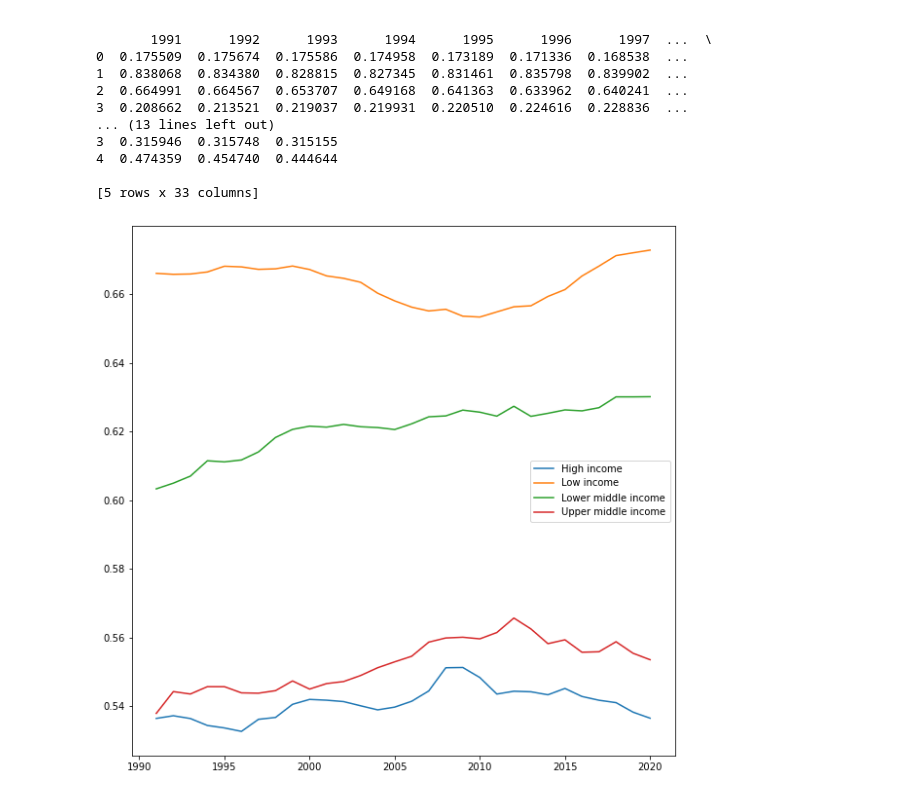
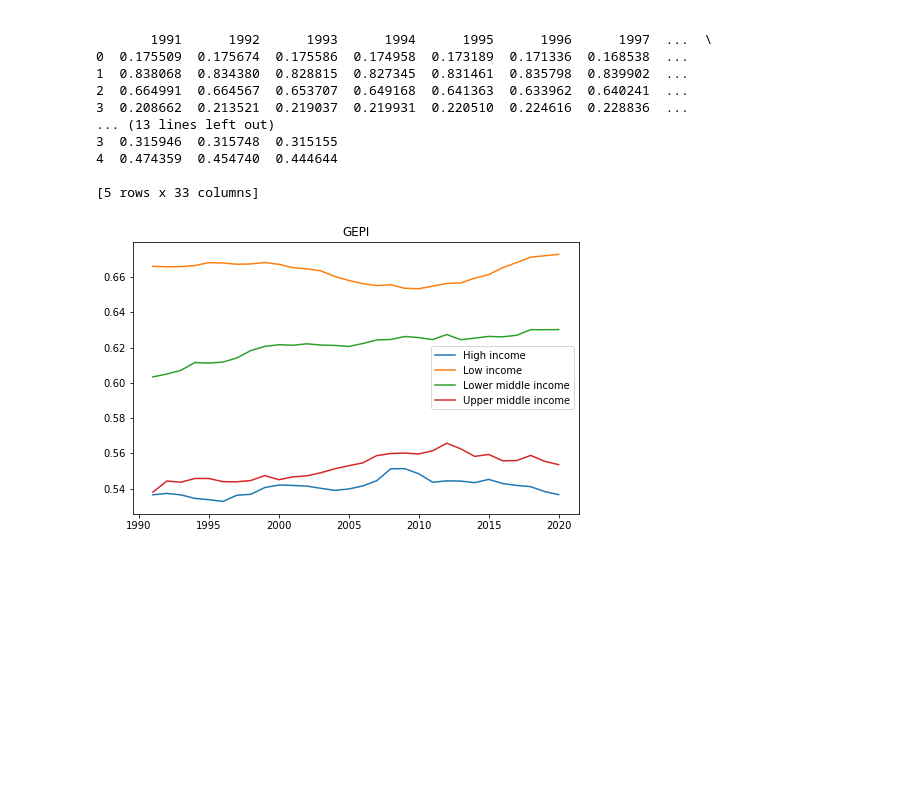
Before and after one commit to Amatullah/CSCI5502-DataMining_Project, a Jupyter notebook: incomegroups.ipynb, the cells around one changed output. Cells and saved outputs as stored; diff of their text form; code cells hidden in the pictures; blank space fills up the shorter version.

Commit message:
income group results

```diff
--- a/incomegroups.ipynb
+++ b/incomegroups.ipynb
@@ -3,24 +3,24 @@ import numpy as np
 import pandas as pd
 import matplotlib.pyplot as plt
 # %%
-df_wages_male = pd.read_excel("employment/Wages_male.xls")
-df_wages_female = pd.read_excel("employment/Wages_female.xls")
-df_vulnerable_male = pd.read_excel("employment/Vulnerable_male.xls")
-df_vulnerable_female = pd.read_excel("employment/Vulnerable_female.xls")
-df_unemployment_15_male = pd.read_excel("employment/Unemployment_15_24_male.xls")
-df_unemployment_15_female = pd.read_excel("employment/Unemployment_15_24_female.xls")
-df_total_unemployment_male = pd.read_excel("employment/Total_Unemployment_male.xls")
-df_total_unemployment_female = pd.read_excel("employment/Total_Unemployment_female.xls")
-df_laborforce_male = pd.read_excel("employment/labor_force_participation_rate_male.xls")
-df_laborforce_female = pd.read_excel("employment/labor_force_participation_rate_female.xls")
+#df_wages_male = pd.read_excel("employment/Wages_male.xls")
+#df_wages_female = pd.read_excel("employment/Wages_female.xls")
+#df_vulnerable_male = pd.read_excel("employment/Vulnerable_male.xls")
+#df_vulnerable_female = pd.read_excel("employment/Vulnerable_female.xls")
+#df_unemployment_15_male = pd.read_excel("employment/Unemployment_15_24_male.xls")
+#df_unemployment_15_female = pd.read_excel("employment/Unemployment_15_24_female.xls")
+#df_total_unemployment_male = pd.read_excel("employment/Total_Unemployment_male.xls")
+#df_total_unemployment_female = pd.read_excel("employment/Total_Unemployment_female.xls")
+#df_laborforce_male = pd.read_excel("employment/labor_force_participation_rate_male.xls")
+#df_laborforce_female = pd.read_excel("employment/labor_force_participation_rate_female.xls")
 df_services_male = pd.read_excel("employment/Employment_services_male.xls")
 df_services_female = pd.read_excel("employment/Employment_services_female.xls")
 df_agriculture_male = pd.read_excel("employment/Employment_agriculture_male.xls")
 df_agriculture_female = pd.read_excel("employment/Employment_agriculture_female.xls")
 df_industry_male = pd.read_excel("employment/Employment_indusrty_male.xls")
 df_industry_female = pd.read_excel("employment/Employment_indusrty_female.xls")
-df_contributing_male = pd.read_excel("employment/Contributing_family _workers_male.xls")
-df_contributing_female = pd.read_excel("employment/Contributing_family _workers_female.xls")
+#df_contributing_male = pd.read_excel("employment/Contributing_family _workers_male.xls")
+#df_contributing_female = pd.read_excel("employment/Contributing_family _workers_female.xls")
 df_economy_types = pd.read_excel("employment/economy_types.xlsx")
 df_employment_female = pd.read_excel("employment/EmploymentToPopulationRatio_15+_female.xls")
 df_employment_male = pd.read_excel("employment/EmploymentToPopulationRatio_15+_male.xls")
@@ -49,7 +49,9 @@ Sub-Saharan Africa - 47
 dict_female = {'Country Name' : df_economy_types['TableName']}
 dict_male = {'Country Name' : df_economy_types['TableName']}
 dict_GenderEmploymentIndex = {'Country Name' : df_economy_types['TableName'], 'IncomeGroup' : df_economy_types['IncomeGroup'], 'Region' : df_economy_types['Region'] }
-
+dict_ServicesIndex = {'Country Name' : df_economy_types['TableName'], 'IncomeGroup' : df_economy_types['IncomeGroup'], 'Region' : df_economy_types['Region'] }
+dict_IndustryIndex = {'Country Name' : df_economy_types['TableName'], 'IncomeGroup' : df_economy_types['IncomeGroup'], 'Region' : df_economy_types['Region'] }
+dict_AgricultureIndex = {'Country Name' : df_economy_types['TableName'], 'IncomeGroup' : df_economy_types['IncomeGroup'], 'Region' : df_economy_types['Region'] }
 j, k = 1, 0
 for i in range(30):
 
@@ -75,14 +77,19 @@ for i in range(30):
             factor_services   + factor_agriculture
 
     dict_GenderEmploymentIndex[year_str] = ratio/3
-
+    dict_ServicesIndex[year_str] = factor_services
+    dict_IndustryIndex[year_str] = factor_industry
+    dict_AgricultureIndex[year_str] = factor_agriculture
 
 #Creating the male, female and GEI dataframe
 df_female = pd.DataFrame(dict_female)
 df_male = pd.DataFrame(dict_male)
 df_GenderEmploymentIndex = pd.DataFrame(dict_GenderEmploymentIndex)
+df_GenderServicesIndex = pd.DataFrame(dict_ServicesIndex)
+df_GenderIndustryIndex = pd.DataFrame(dict_IndustryIndex)
+df_GenderAgricultureIndex = pd.DataFrame(dict_AgricultureIndex)
 print(df_GenderEmploymentIndex.head(5))
-df_GenderEmploymentIndex.to_csv (r'comboclustered_data.csv', index = None, header=True)
+#df_GenderEmploymentIndex.to_csv (r'comboclustered_data.csv', index = None, header=True)
 # %% [output]
            Country Name          IncomeGroup                      Region  \
 0           Afghanistan           Low income                  South Asia
@@ -120,33 +127,33 @@ year=1990
 i=0
 for j in range(0,30):
             year= year+1
             lowincome[i]= df2[str(year)].sum()/df2.shape[0]
             i=i+1
 gk = df_GenderEmploymentIndex.groupby('IncomeGroup')
 df2= gk.get_group('Lower middle income')
 year=1990
 i=0
 for j in range(0,30):
             year= year+1
             lowmiddleincoem[i]= df2[str(year)].sum()/df2.shape[0]
             i=i+1
 gk = df_GenderEmploymentIndex.groupby('IncomeGroup')
 df2= gk.get_group('Upper middle income')
 year=1990
 i=0
 for j in range(0,30):
             year= year+1
             uppermiddleincome[i]= df2[str(year)].sum()/df2.shape[0]
             i=i+1
 dff = pd.DataFrame({
    'High income': highincome,
    'Low income': lowincome,
    'Lower middle income' : lowmiddleincoem,
    'Upper middle income' : uppermiddleincome
    }, index=[1991, 1992, 1993, 1994, 1995, 1996, 1997, 1998, 1999, 2000, 2001, 2002, 2003, 2004, 2005, 2006, 2007, 2008, 2009, 2010,
             2011, 2012, 2013, 2014, 2015, 2016, 2017, 2018, 2019, 2020])
-fig= dff.plot(figsize=(10,10)).get_figure();
+fig= dff.plot(figsize=(8,5), title="GEPI" ).get_figure();
 #lines = dff.plot.line()
-fig.savefig('income_groups_plot.png')
+fig.savefig('plots/income_groups_plot.png')
 # %% [output]
-[figure, old version]
+[figure, new version]
```
Also changed, not shown: parts of 11 cells of this notebook, 12 other files.
